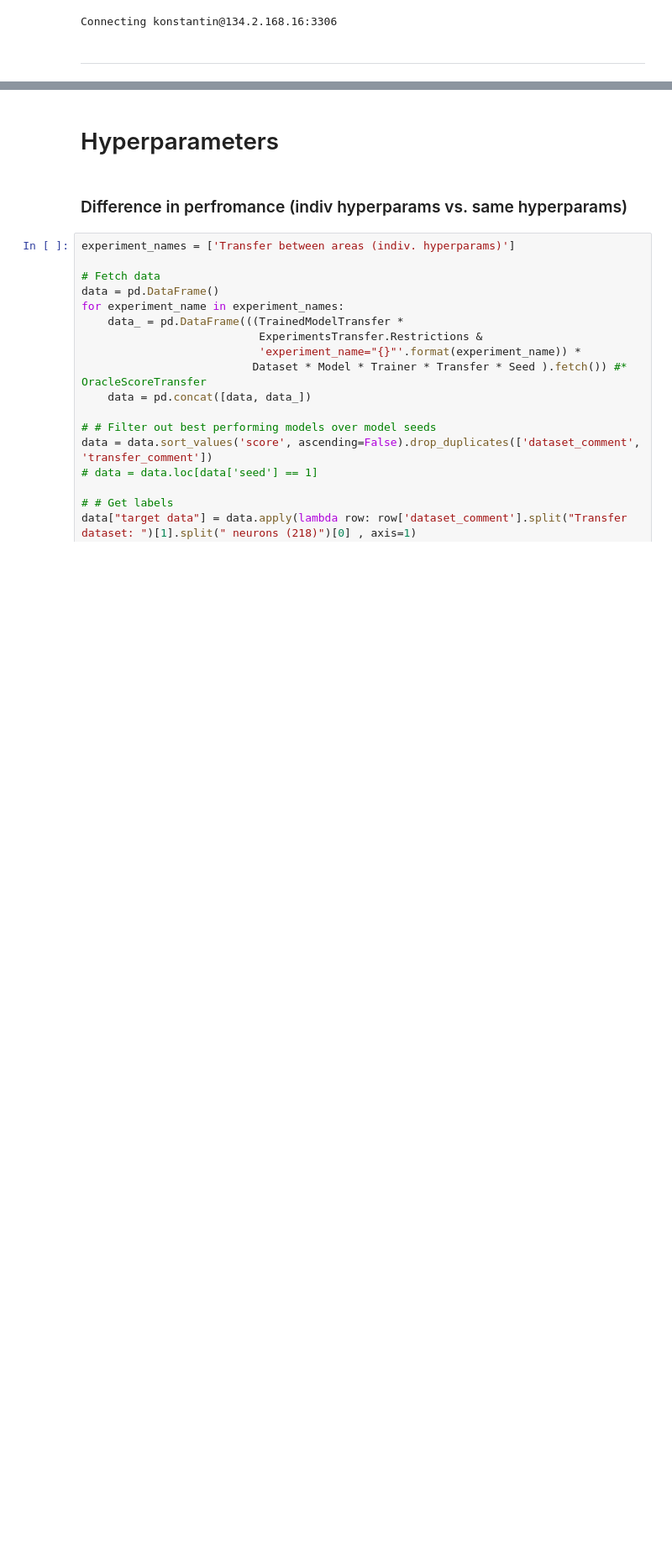
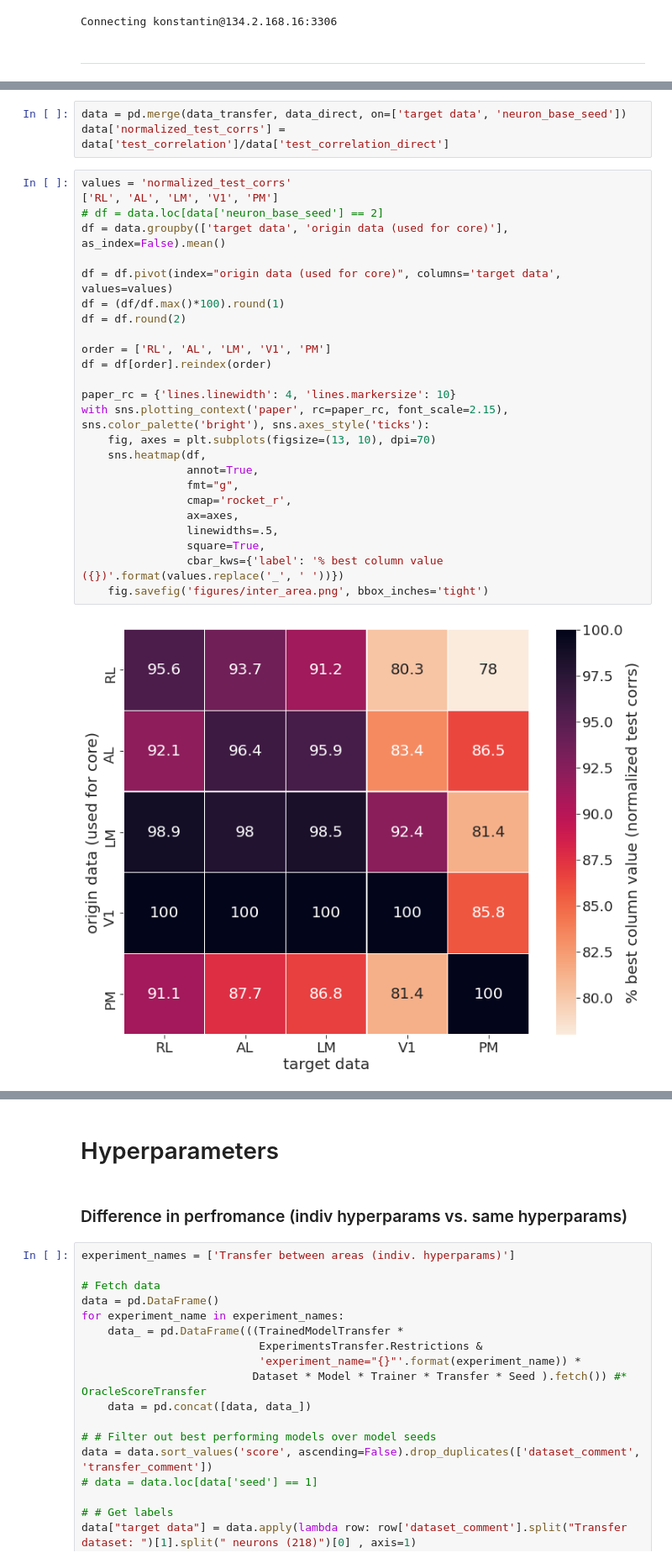
Before and after one commit to sinzlab/nnsysident, a Jupyter notebook: notebooks/inter_area.ipynb, the cells around one changed output, grey strips where cells are left out. Shown: that part at 84% size. Drawn from its saved outputs; the diff is of its cells as text; blank space fills up the shorter version.

```diff
--- a/notebooks/inter_area.ipynb
+++ b/notebooks/inter_area.ipynb
@@ -44,0 +115,30 @@ Connecting konstantin@134.2.168.16:3306
+# %%
+data = pd.merge(data_transfer, data_direct, on=['target data', 'neuron_base_seed'])
+data['normalized_test_corrs'] = data['test_correlation']/data['test_correlation_direct']
+# %%
+values = 'normalized_test_corrs'
+['RL', 'AL', 'LM', 'V1', 'PM']
+# df = data.loc[data['neuron_base_seed'] == 2]
+df = data.groupby(['target data', 'origin data (used for core)'], as_index=False).mean()
+
+df = df.pivot(index="origin data (used for core)", columns='target data', values=values)
+df = (df/df.max()*100).round(1)
+df = df.round(2)
+
+order = ['RL', 'AL', 'LM', 'V1', 'PM']
+df = df[order].reindex(order)
+
+paper_rc = {'lines.linewidth': 4, 'lines.markersize': 10}
+with sns.plotting_context('paper', rc=paper_rc, font_scale=2.15), sns.color_palette('bright'), sns.axes_style('ticks'):
+    fig, axes = plt.subplots(figsize=(13, 10), dpi=70)
+    sns.heatmap(df,
+                annot=True,
+                fmt="g",
+                cmap='rocket_r',
+                ax=axes,
+                linewidths=.5,
+                square=True,
+                cbar_kws={'label': '% best column value ({})'.format(values.replace('_', ' '))})
+    fig.savefig('figures/inter_area.png', bbox_inches='tight')
+# %% [output]
+[figure, added]
```
Also changed, not shown: parts of 10 cells of this notebook, 6 other files.
